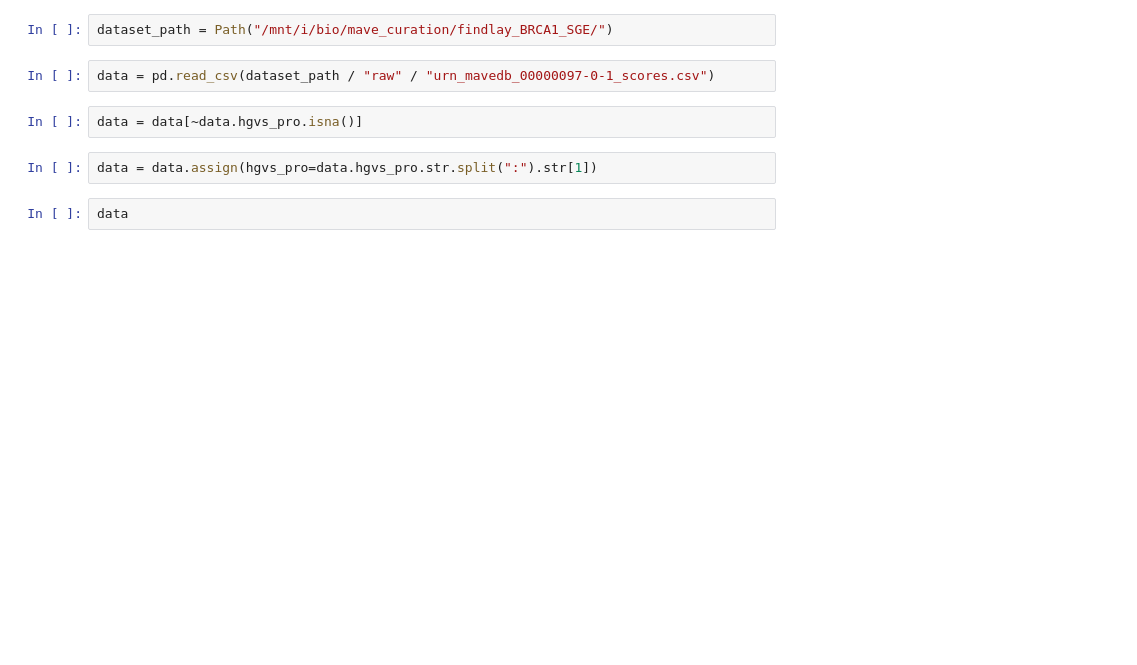
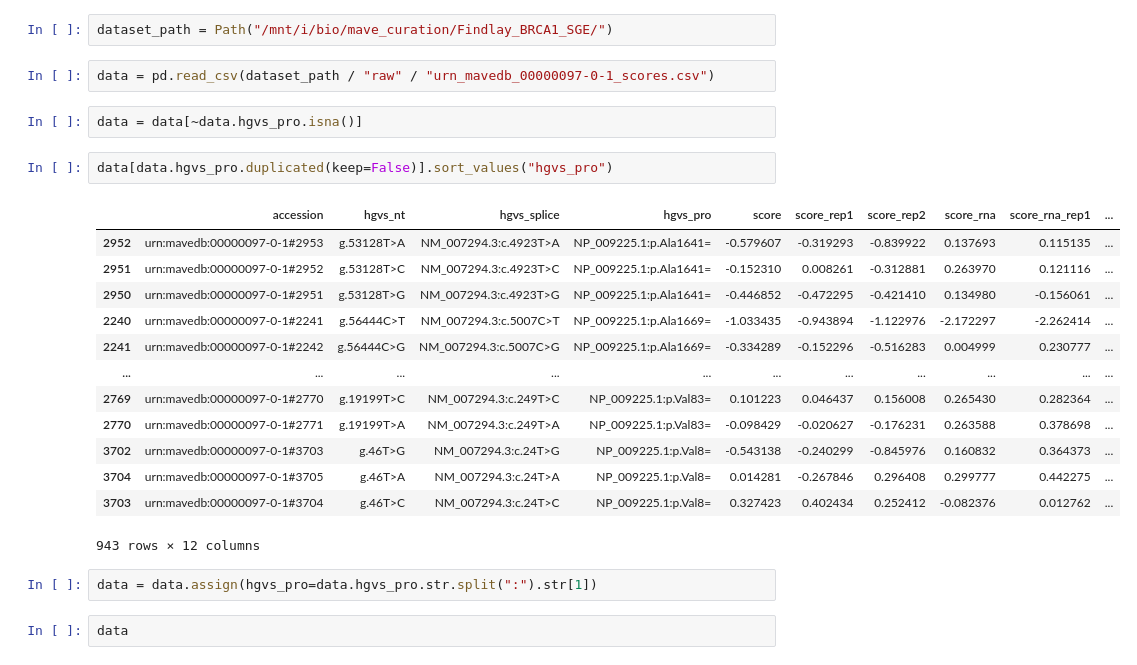
Before and after one commit to Dzeiberg/mave_calibration, a Jupyter notebook: data_processing/scoreset_nbs/Findlay_BRCA1_SGE.ipynb, the cells around one changed output. Cells and saved outputs as stored; diff of their text form; blank space fills up the shorter version.

Commit message:
mave curation datasets

```diff
--- a/data_processing/scoreset_nbs/findlay_BRCA1_SGE.ipynb
+++ b/data_processing/scoreset_nbs/Findlay_BRCA1_SGE.ipynb
@@ -3,11 +3,27 @@ from pathlib import Path
 import pandas as pd
 import json
 # %%
-dataset_path = Path("/mnt/i/bio/mave_curation/findlay_BRCA1_SGE/")
+dataset_path = Path("/mnt/i/bio/mave_curation/Findlay_BRCA1_SGE/")
 # %%
 data = pd.read_csv(dataset_path / "raw" / "urn_mavedb_00000097-0-1_scores.csv")
 # %%
 data = data[~data.hgvs_pro.isna()]
+# %%
+data[data.hgvs_pro.duplicated(keep=False)].sort_values("hgvs_pro")
+# %% [output]
+|  | accession | hgvs_nt | hgvs_splice | hgvs_pro | score | score_rep1 | score_rep2 | score_rna | score_rna_rep1 | ... |
+| 2952 | urn:mavedb:00000097-0-1#2953 | g.53128T>A | NM_007294.3:c.4923T>A | NP_009225.1:p.Ala1641= | -0.579607 | -0.319293 | -0.839922 | 0.137693 | 0.115135 | ... |
+| 2951 | urn:mavedb:00000097-0-1#2952 | g.53128T>C | NM_007294.3:c.4923T>C | NP_009225.1:p.Ala1641= | -0.152310 | 0.008261 | -0.312881 | 0.263970 | 0.121116 | ... |
+| 2950 | urn:mavedb:00000097-0-1#2951 | g.53128T>G | NM_007294.3:c.4923T>G | NP_009225.1:p.Ala1641= | -0.446852 | -0.472295 | -0.421410 | 0.134980 | -0.156061 | ... |
+| 2240 | urn:mavedb:00000097-0-1#2241 | g.56444C>T | NM_007294.3:c.5007C>T | NP_009225.1:p.Ala1669= | -1.033435 | -0.943894 | -1.122976 | -2.172297 | -2.262414 | ... |
+| 2241 | urn:mavedb:00000097-0-1#2242 | g.56444C>G | NM_007294.3:c.5007C>G | NP_009225.1:p.Ala1669= | -0.334289 | -0.152296 | -0.516283 | 0.004999 | 0.230777 | ... |
+| ... | ... | ... | ... | ... | ... | ... | ... | ... | ... | ... |
+| 2769 | urn:mavedb:00000097-0-1#2770 | g.19199T>C | NM_007294.3:c.249T>C | NP_009225.1:p.Val83= | 0.101223 | 0.046437 | 0.156008 | 0.265430 | 0.282364 | ... |
+| 2770 | urn:mavedb:00000097-0-1#2771 | g.19199T>A | NM_007294.3:c.249T>A | NP_009225.1:p.Val83= | -0.098429 | -0.020627 | -0.176231 | 0.263588 | 0.378698 | ... |
+| 3702 | urn:mavedb:00000097-0-1#3703 | g.46T>G | NM_007294.3:c.24T>G | NP_009225.1:p.Val8= | -0.543138 | -0.240299 | -0.845976 | 0.160832 | 0.364373 | ... |
+| 3704 | urn:mavedb:00000097-0-1#3705 | g.46T>A | NM_007294.3:c.24T>A | NP_009225.1:p.Val8= | 0.014281 | -0.267846 | 0.296408 | 0.299777 | 0.442275 | ... |
+| 3703 | urn:mavedb:00000097-0-1#3704 | g.46T>C | NM_007294.3:c.24T>C | NP_009225.1:p.Val8= | 0.327423 | 0.402434 | 0.252412 | -0.082376 | 0.012762 | ... |
+943 rows × 12 columns
 # %%
 data = data.assign(hgvs_pro=data.hgvs_pro.str.split(":").str[1])
 # %%
```
Also changed, not shown: parts of 3 cells of this notebook, 19 other files.
